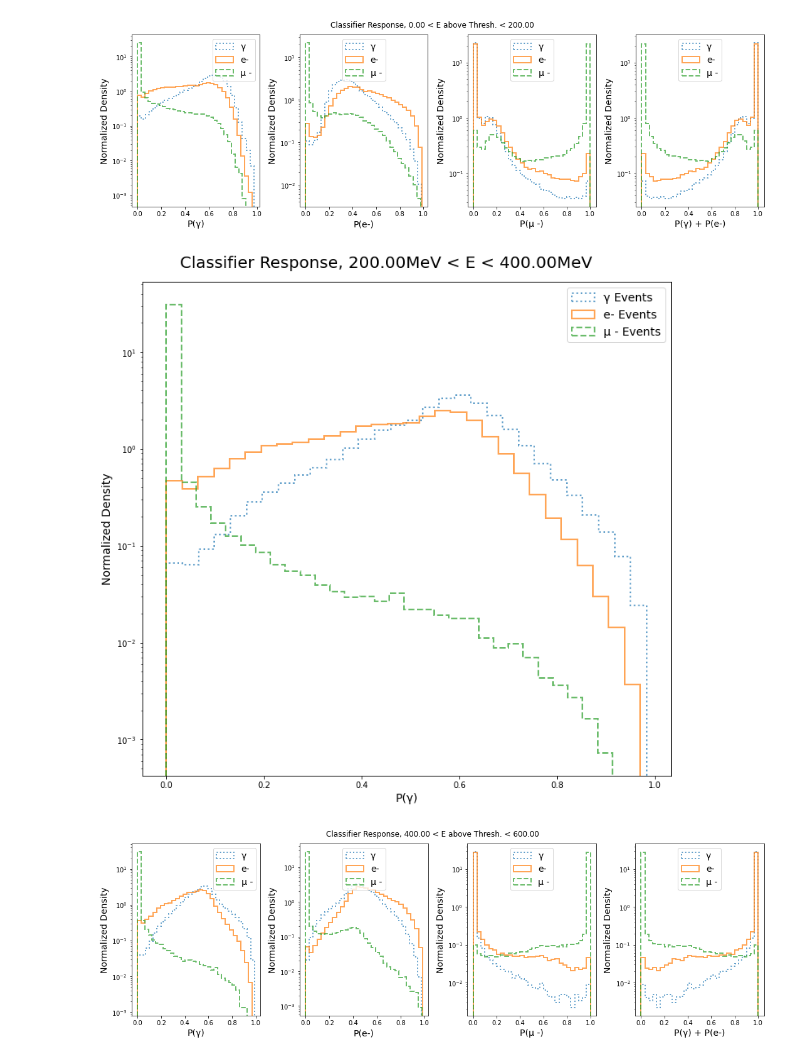
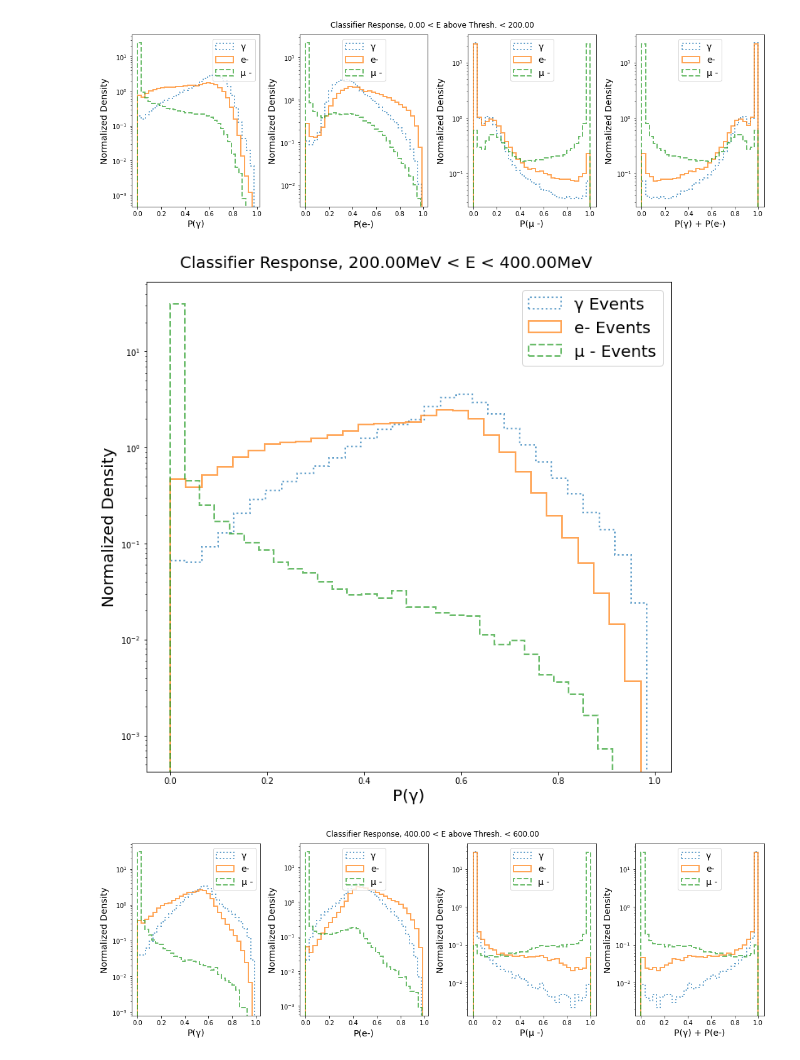
Before and after one commit to WatChMaL/CNN, a Jupyter notebook: Repeating_Classifier_Training/8. Comparing Additional Training and Testing Runs.ipynb, the cells around one changed output. Saved outputs shown, nothing was run; the diff lists cells and outputs as text; code cells hidden in the pictures.

```diff
--- a/Repeating_Classifier_Training/8. Comparing Additional Training and Testing Runs.ipynb
+++ b/Repeating_Classifier_Training/8. Comparing Additional Training and Testing Runs.ipynb
@@ -518,14 +521,14 @@ plt.tight_layout(rect=[0, 0.03, 1, 0.95])
 # %%
 BIN_NUM = 2
 bin_idxs = np.where(bin_assignments == BIN_NUM)[0]
 fig = plot_response(repeat_1['filtered_softmaxes'][bin_idxs], repeat_1['filtered_labels'][bin_idxs], ['gamma','e','mu'],
                     softmax_index_dict, bins=30,linestyle=(':','-','--'),legend_locs=['best', 'upper right', 'upper center',
-                                                                                    'upper center'])
+                                                                                    'upper center'],label_size=20)
 a = fig.suptitle(f'Classifier Response, {np.abs(bins[BIN_NUM-1]):.2f}MeV < E < {bins[BIN_NUM]:.2f}MeV', fontsize=20)
 plt.tight_layout(rect=[0, 0.03, 1, 0.95])
-plt.savefig("")
+plt.savefig("pgamma_response_e200-400.pdf")
 # %% [output]
-[figure, old version]
+[figure, new version]
 # %%
 BIN_NUM = 3
 bin_idxs = np.where(bin_assignments == BIN_NUM)[0]
```
Also changed, not shown: parts of 1 cell of this notebook, 3 other files.
